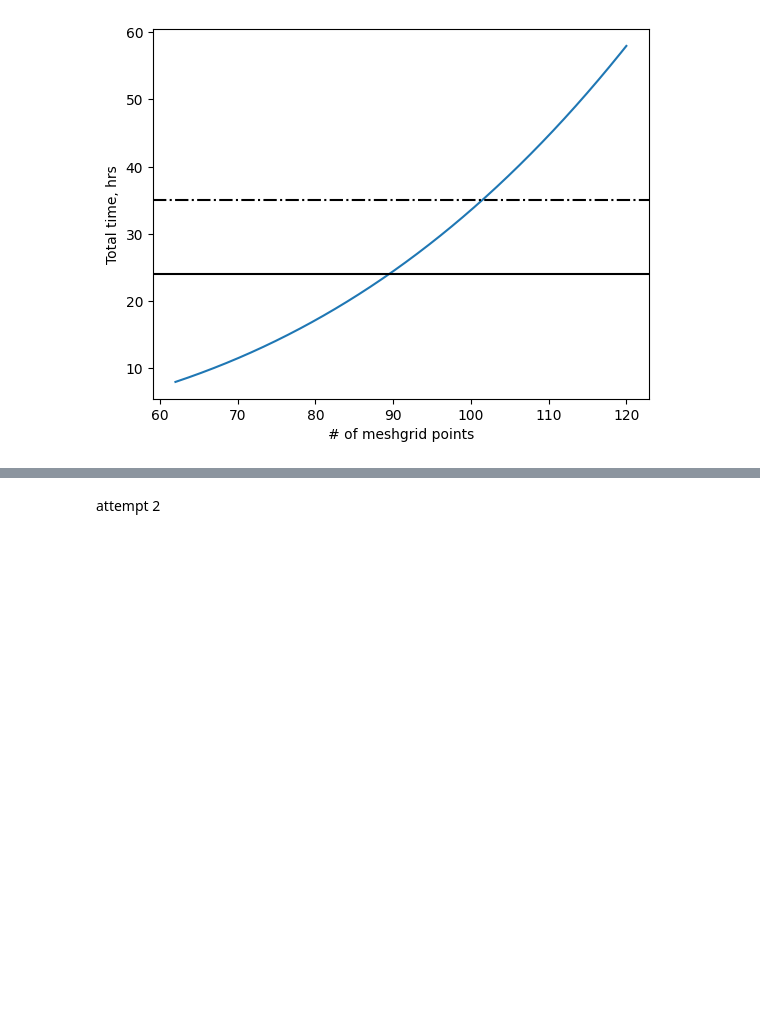
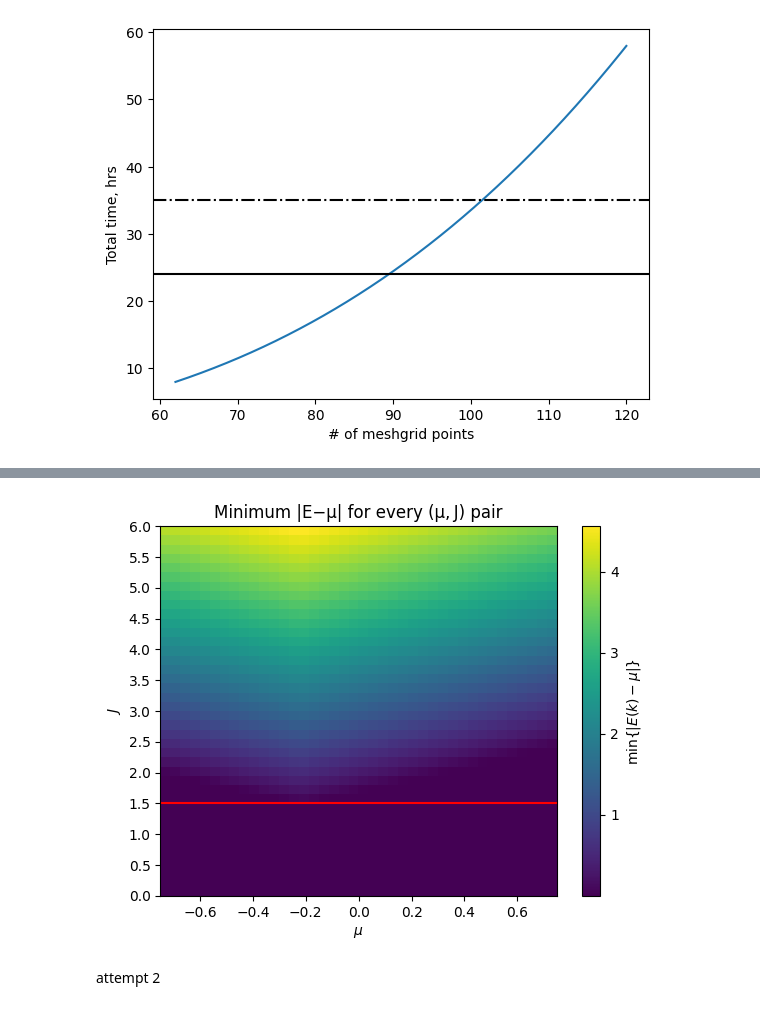
Before and after one commit to RuneEkman/Longruncode, a Jupyter notebook: largeJlimit.ipynb, the cells around one changed output, grey strips where cells are left out. Drawn from its saved outputs; the diff is of its cells as text; code cells hidden in the pictures; blank space fills up the shorter version.

```diff
--- a/largeJlimit.ipynb
+++ b/largeJlimit.ipynb
@@ -777,3 +781,18 @@ plt.show()
+# %%
+plt.imshow(E_arr_large.T, aspect='auto',
+           extent=[mutest_large.min(), mutest_large.max(),   # x‑range  (μ)
+                jtest_large.min(),  jtest_large .max()],  # y‑range  (J)
+           origin='lower')
+plt.colorbar(label=r'$\min\{|E(k)-\mu|\}$')
+plt.xlabel(r'$\mu$')
+plt.yticks(np.arange(min(jtest_large), max(jtest_large)+0.5, 0.5))
+# plt.ylim(0,2)
+plt.ylabel(r'$J$')
+plt.title('Minimum |E−μ| for every (μ, J) pair')
+plt.axhline(1.5, color='red')
+plt.show()
+# %% [output]
+[figure, added]
 # %% [markdown]
 attempt 2
 # %%
```
Also changed, not shown: parts of 3 cells of this notebook.
